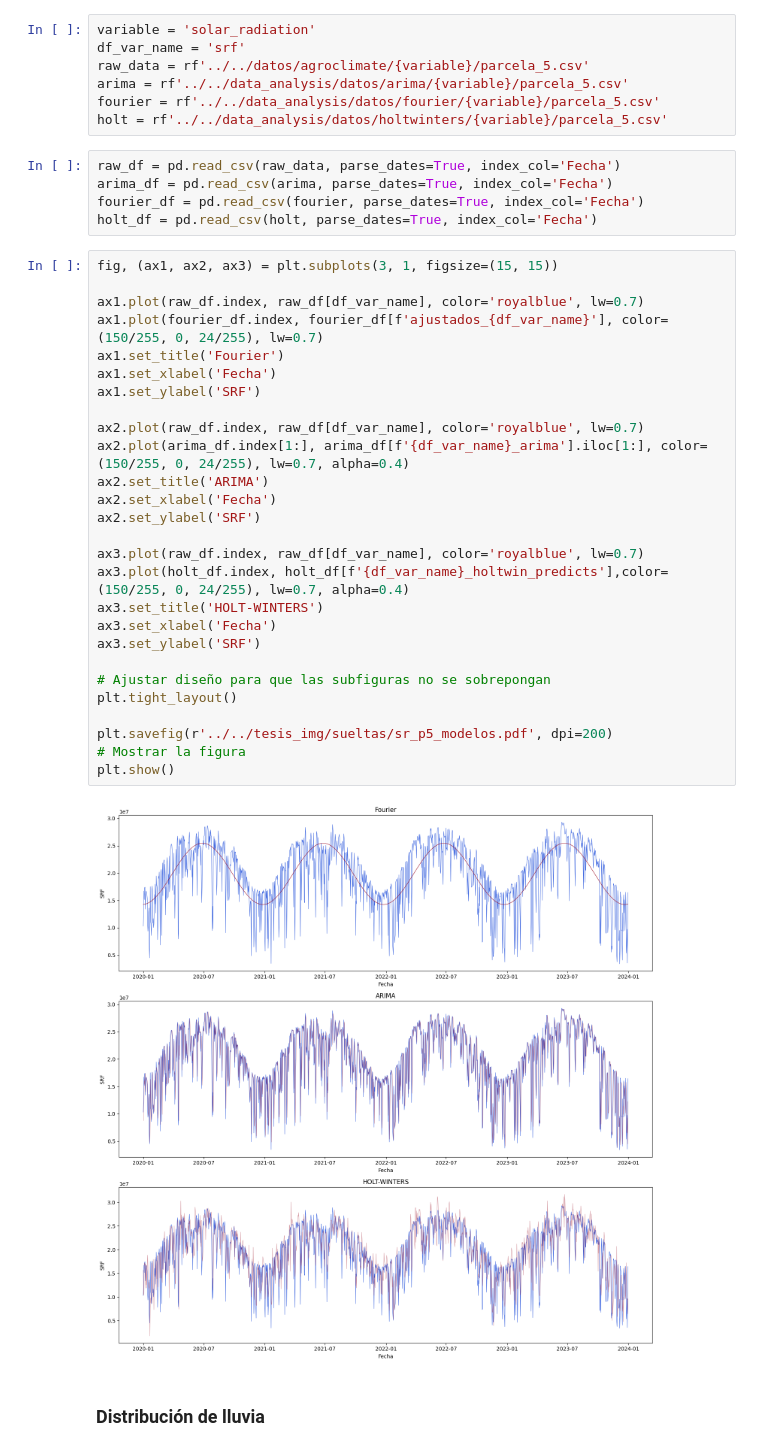
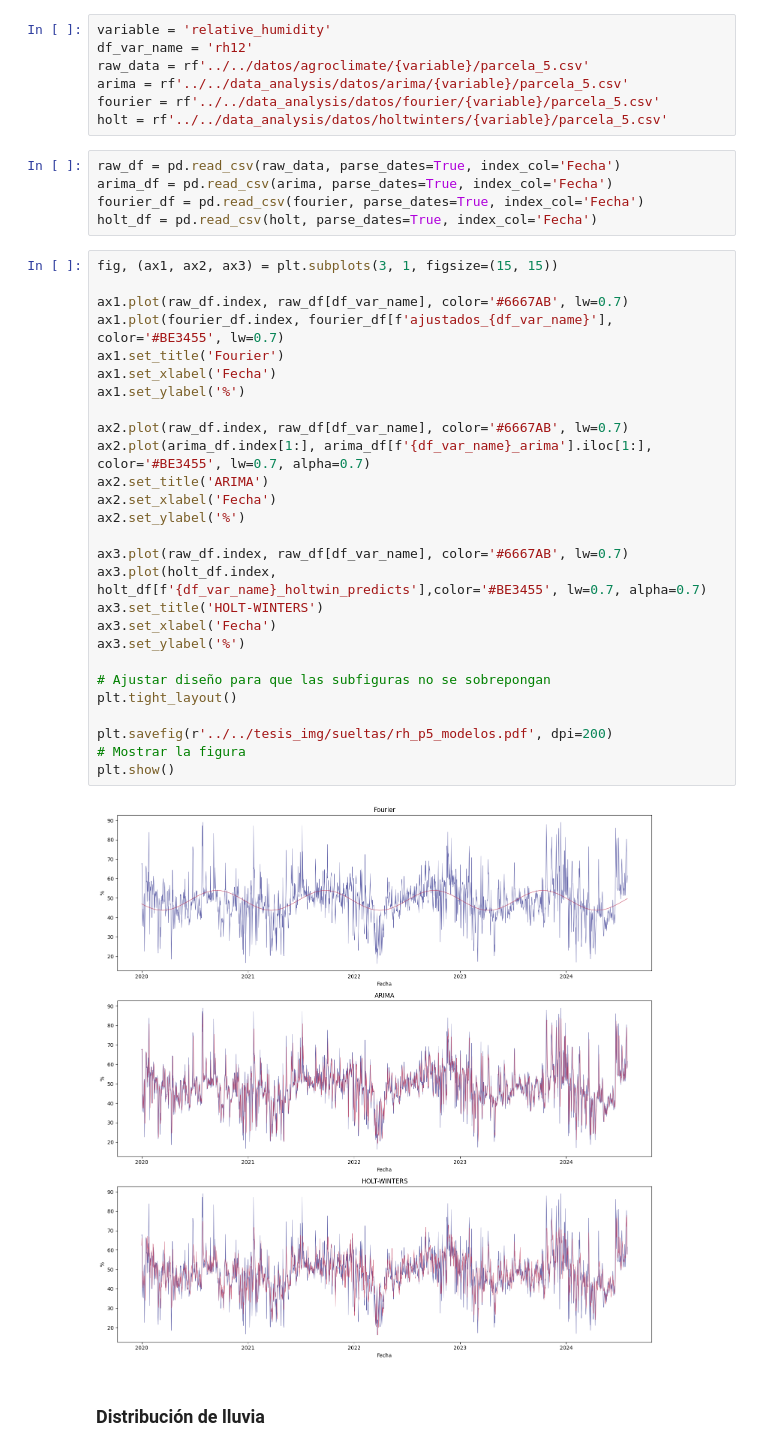
Before and after one commit to VivaldoGP/Tesis, a Jupyter notebook: results/time_series/ts.ipynb, the cells around one changed output. Cells and saved outputs as stored; diff of their text form.

```diff
--- a/results/time_series/ts.ipynb
+++ b/results/time_series/ts.ipynb
@@ -43,8 +50,8 @@ plt.show()
 # %% [markdown]
 ### Comparación de modelos
 # %%
-variable = 'solar_radiation'
-df_var_name = 'srf'
+variable = 'relative_humidity'
+df_var_name = 'rh12'
 raw_data = rf'../../datos/agroclimate/{variable}/parcela_5.csv'
 arima = rf'../../data_analysis/datos/arima/{variable}/parcela_5.csv'
 fourier = rf'../../data_analysis/datos/fourier/{variable}/parcela_5.csv'
@@ -57,32 +64,32 @@ holt_df = pd.read_csv(holt, parse_dates=True, index_col='Fecha')
 # %%
 fig, (ax1, ax2, ax3) = plt.subplots(3, 1, figsize=(15, 15))
 
-ax1.plot(raw_df.index, raw_df[df_var_name], color='royalblue', lw=0.7)
-ax1.plot(fourier_df.index, fourier_df[f'ajustados_{df_var_name}'], color=(150/255, 0, 24/255), lw=0.7)
+ax1.plot(raw_df.index, raw_df[df_var_name], color='#6667AB', lw=0.7)
+ax1.plot(fourier_df.index, fourier_df[f'ajustados_{df_var_name}'], color='#BE3455', lw=0.7)
 ax1.set_title('Fourier')
 ax1.set_xlabel('Fecha')
-ax1.set_ylabel('SRF')
+ax1.set_ylabel('%')
 
-ax2.plot(raw_df.index, raw_df[df_var_name], color='royalblue', lw=0.7)
-ax2.plot(arima_df.index[1:], arima_df[f'{df_var_name}_arima'].iloc[1:], color=(150/255, 0, 24/255), lw=0.7, alpha=0.4)
+ax2.plot(raw_df.index, raw_df[df_var_name], color='#6667AB', lw=0.7)
+ax2.plot(arima_df.index[1:], arima_df[f'{df_var_name}_arima'].iloc[1:], color='#BE3455', lw=0.7, alpha=0.7)
 ax2.set_title('ARIMA')
 ax2.set_xlabel('Fecha')
-ax2.set_ylabel('SRF')
+ax2.set_ylabel('%')
 
-ax3.plot(raw_df.index, raw_df[df_var_name], color='royalblue', lw=0.7)
-ax3.plot(holt_df.index, holt_df[f'{df_var_name}_holtwin_predicts'],color=(150/255, 0, 24/255), lw=0.7, alpha=0.4)
+ax3.plot(raw_df.index, raw_df[df_var_name], color='#6667AB', lw=0.7)
+ax3.plot(holt_df.index, holt_df[f'{df_var_name}_holtwin_predicts'],color='#BE3455', lw=0.7, alpha=0.7)
 ax3.set_title('HOLT-WINTERS')
 ax3.set_xlabel('Fecha')
-ax3.set_ylabel('SRF')
+ax3.set_ylabel('%')
 
 # Ajustar diseño para que las subfiguras no se sobrepongan
 plt.tight_layout()
 
-plt.savefig(r'../../tesis_img/sueltas/sr_p5_modelos.pdf', dpi=200)
+plt.savefig(r'../../tesis_img/sueltas/rh_p5_modelos.pdf', dpi=200)
 # Mostrar la figura
 plt.show()
 # %% [output]
-[figure, old version]
+[figure, new version]
 # %% [markdown]
 ### Distribución de lluvia
 # %%
```
Also changed, not shown: parts of 7 cells of this notebook, 2 other files.
